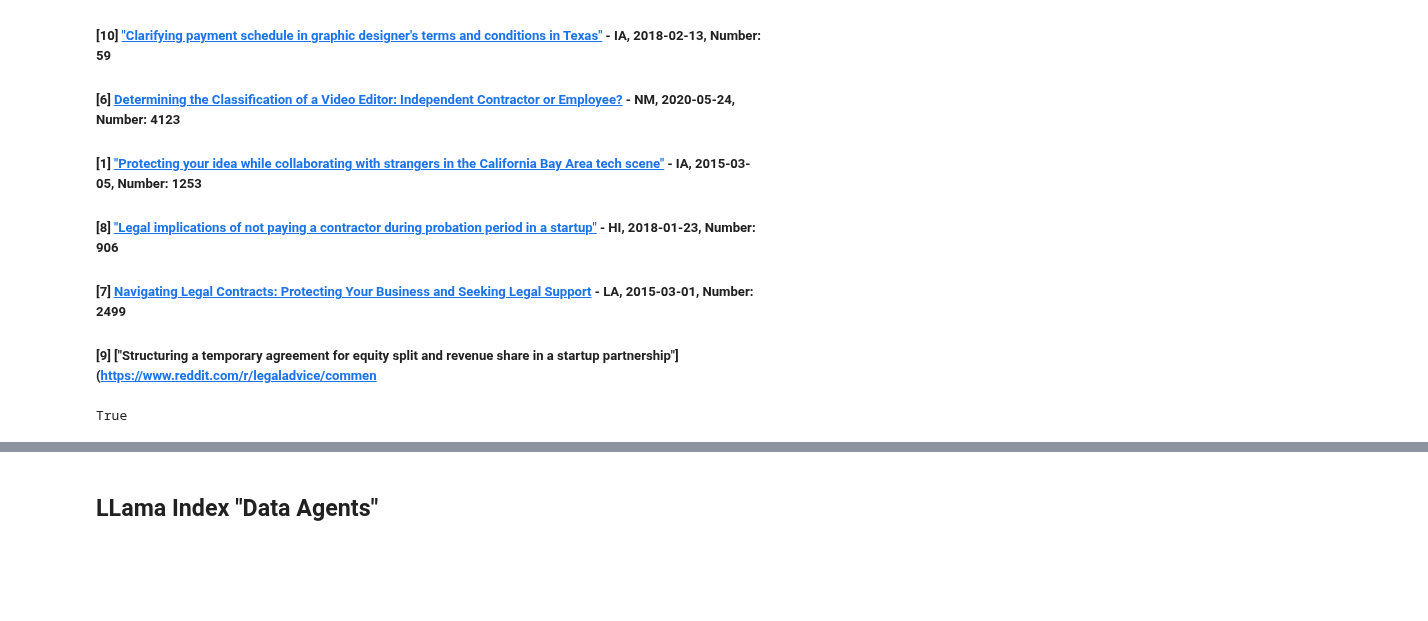
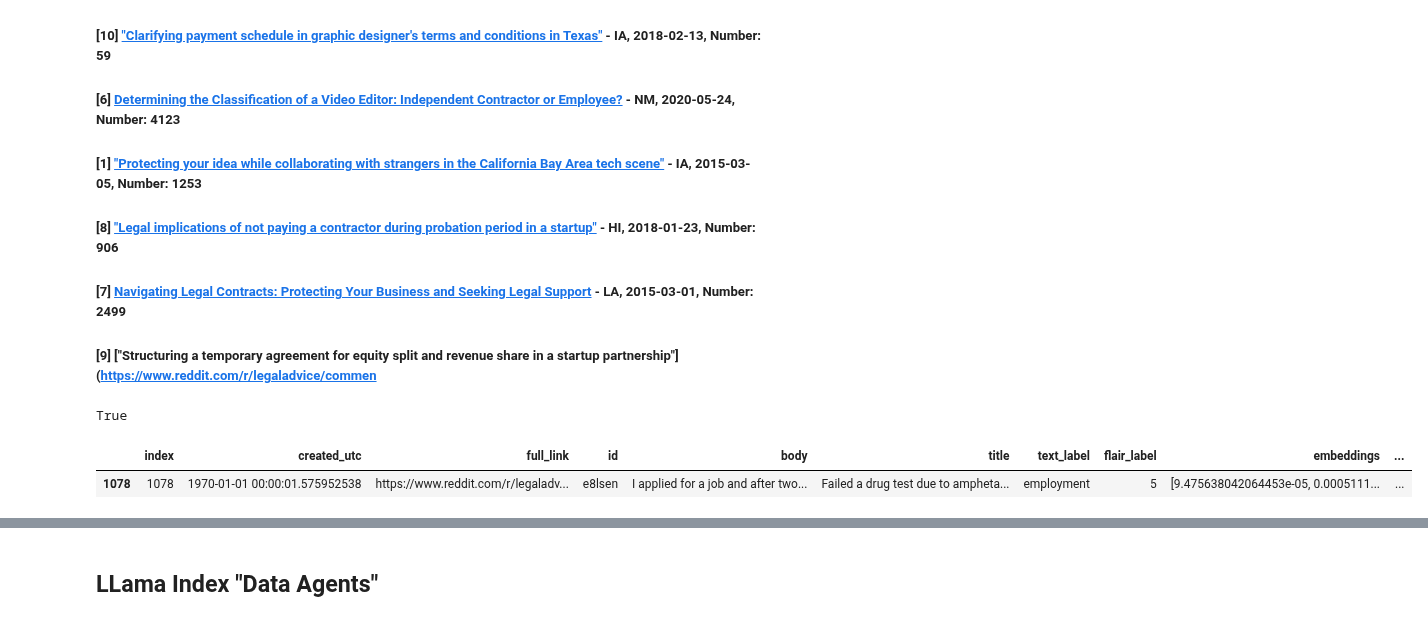
Before and after one commit to pdoubleg/junk-drawer, a Jupyter notebook: src_index/reddit_legal_clustering.ipynb, the cells around one changed output, grey strips where cells are left out. Cells and saved outputs as stored; diff of their text form; code cells hidden in the pictures; blank space fills up the shorter version.

```diff
--- a/src_index/reddit_legal_clustering.ipynb
+++ b/src_index/reddit_legal_clustering.ipynb
@@ -107,4 +107,16 @@ True
 from custom_tools import ResearchPastQuestions
 # %%
 llm = ChatOpenAI(temperature=0, model="gpt-3.5-turbo")
+# %%
+df = pd.read_parquet("reddit_legal_cluster_test_results.parquet")
+# %%
+df['created_utc'] = pd.to_datetime(df['created_utc'])
+df['datestamp'] = df['created_utc'].dt.to_period('M')
+df['datestamp'] = df['datestamp'].dt.strftime('%b %Y')
+df['datestamp'] = df['datestamp'].astype('string')
+# %%
+df.head(1)
+# %% [output]
+|  | index | created_utc | full_link | id | body | title | text_label | flair_label | embeddings | ... |
+| 1078 | 1078 | 1970-01-01 00:00:01.575952538 | https://www.reddit.com/r/legaladv... | e8lsen | I applied for a job and after two... | Failed a drug test due to ampheta... | employment | 5 | [9.475638042064453e-05, 0.0005111... | ... |
 # %%
```
Also changed, not shown: parts of 20 cells of this notebook, 2 other files.
